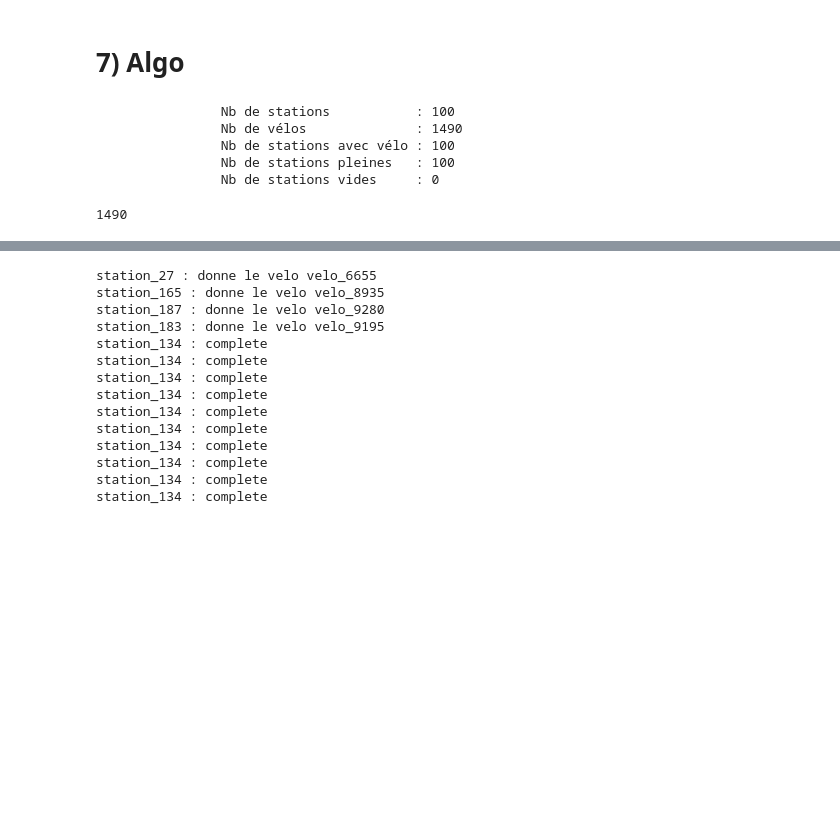
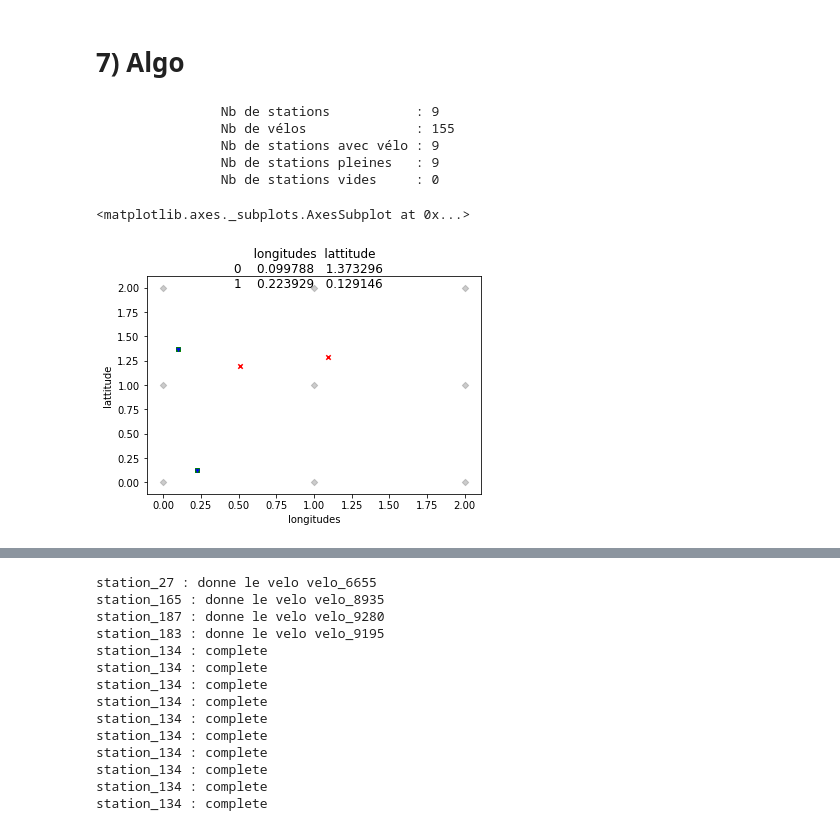
Before and after one commit to romainjouin/formation_python, a Jupyter notebook: 01_velib.ipynb, the cells around one changed output, grey strips where cells are left out. Drawn from its saved outputs; the diff is of its cells as text; code cells hidden in the pictures; blank space fills up the shorter version.

```diff
--- a/01_velib.ipynb
+++ b/01_velib.ipynb
@@ -51,8 +53,8 @@ class Logger():
     def __del__(self):
         self.write_to_disk()
 # %%
-def get_random_position():
-    return Position(random_float(), random_float())
+def get_random_position(x_max, y_max):
+    return Position(random_float(0, y_max), random_float(0, y_max))
 # %% [markdown]
 # 2) Velo
 # %%
@@ -76,7 +78,7 @@ class Trajet():
         self.set_position(position_depart)
         self.set_distance()
         self.set_pas()
-        self.avancee_minimale    = 1
+        self.avancee_minimale    = 0.4
 
     def set_position(self, position):
         self.longitude   = position.longitude
@@ -238,7 +251,7 @@ Attention : vous allez utiliser un fichier existant !
 class Cycliste:
     nb_d_instance =0
     cycliste_logger= Logger("./cyclistes.csv")
-    def __init__(self, position_home, position_travail):
+    def __init__(self, position_home, position_travail, ville):
         import random
         import numpy as np
         Cycliste.nb_d_instance +=1
@@ -254,7 +267,7 @@ class Cycliste:
         self.sexe         = random.choice(["H", "F"])
         self.age          = random.choice(range(15,85))
         self.sportivite   = np.random.normal(2, 2)
-
+        self.ville        = ville
 
 
     def est_a_la_maison(self):
@@ -272,21 +285,22 @@ class Cycliste:
         limite = 10
         while not self.sur_velo and 0 < limite :
             limite         = limite - 1
-            station_proche = reseau.get_closest_station(self.position)
+            station_proche = self.ville.prestataire.get_closest_station(self.position)
             velo           = station_proche.prendre_un_velo()
             self.log("essaie station : %s "%station_proche.id)
             self.position  = station_proche.position
             if velo:
                 self.log("trouve velo %s sur station %s"%(velo.id, station_proche.id))
-                self.sur_velo = True
+                self.sur_velo = True # break the loop
                 self.velo     = velo
                 self.set_next_trajet()
+
 
     def rendre_velo(self):
         limite = 10
         while self.sur_velo and 0 < limite :
             limite         = limite - 1
-            station_proche = reseau.get_closest_station(self.position)
+            station_proche = self.ville.prestataire.get_closest_station(self.position)
             velo_rendu     = station_proche.deposer_un_velo(self.velo)
             self.log("essaie de rendre sur la station : %s "%station_proche.id)
             self.position  = station_proche.position
@@ -305,26 +319,31 @@ class Cycliste:
             self.destination = self.home
         self.trajet = Trajet(self.position, self.destination)
 
+    def ou_suis_je(self):
+        if self.est_a_la_maison():
+            return " a la maison"
+        if self.est_au_travail():
+            return " au travail"
+        if self.est_en_route():
+            return " en route"
+    def ou_vais_je(self):
+        if self.destination == self.travail:
+            return " au travail"
+        if self.destination == self.home:
+            return " a la maison"
 
     def avancer(self):
         if self.sur_velo:
             self.log( "est sur un velo")
             if self.est_arrive():
-                self.log( "est arrive")
+                self.log( "est arrive %s(%s)"%(self.ou_suis_je(), self.position.__dict__))
                 self.set_next_trajet()
                 self.rendre_velo()
             else:
                 self.position = self.trajet.next_position()
-                self.log( "va a la prochaine position : %s "%self.position.__dict__)
+                self.log( "va a la prochaine position (%s): %s "%(self.ou_vais_je(), self.position.__dict__))
         else:
             self.log( "va chercher un velo")
             self.trouve_velo()
 # %% [output]
 Attention : vous allez utiliser un fichier existant !
-# %%
-class Ville:
-    def __init__(self, nb_de_cyclistes):
-        self.cyclistes = [Cycliste(get_random_position(), get_random_position()) for i in range(nb_de_cyclistes)]
-
-    def reveil(self):
-        list(map(lambda cycliste : cycliste.avancer(), self.cyclistes))
@@ -335,12 +407,0 @@ reseau = JcDecaux(10,10)
-# %%
-print(reseau)
-# %% [output]
-                Nb de stations           : 100
-                Nb de vélos              : 1490
-                Nb de stations avec vélo : 100
-                Nb de stations pleines   : 100
-                Nb de stations vides     : 0
-# %%
-reseau.nombre_de_velos()
-# %% [output]
-1490
@@ -348,0 +410,13 @@ paris = Ville(3)
+# %%
+JcDecaux = Prestataire(3,3)
+print(JcDecaux)
+paris = Ville(2, JcDecaux)
+paris.draw_map()
+# %% [output]
+                Nb de stations           : 9
+                Nb de vélos              : 155
+                Nb de stations avec vélo : 9
+                Nb de stations pleines   : 9
+                Nb de stations vides     : 0
+<matplotlib.axes._subplots.AxesSubplot at 0x...>
+[figure, added]
```
Also changed, not shown: parts of 18 cells of this notebook.
